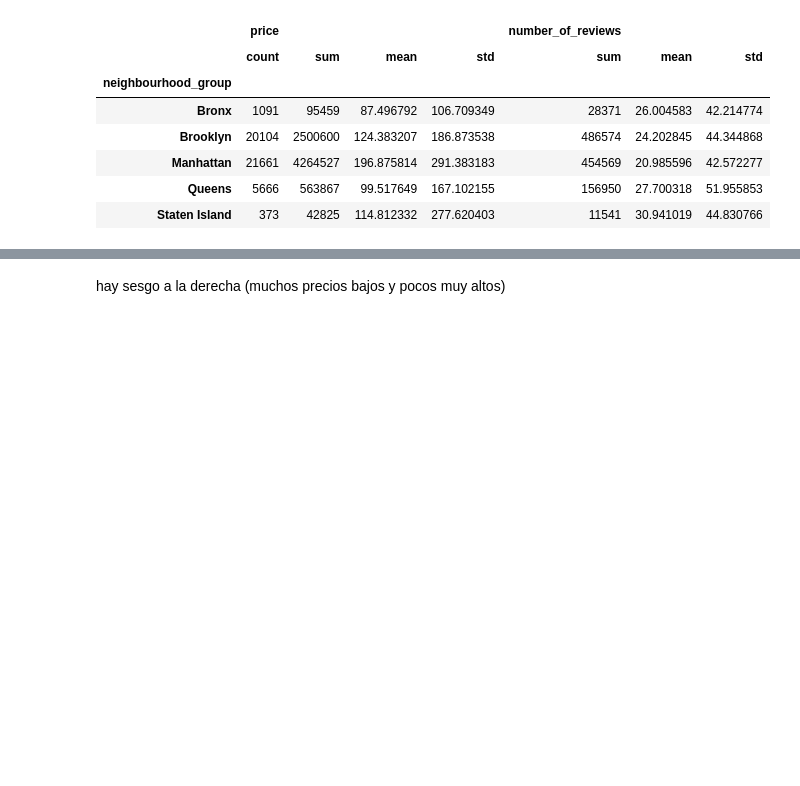
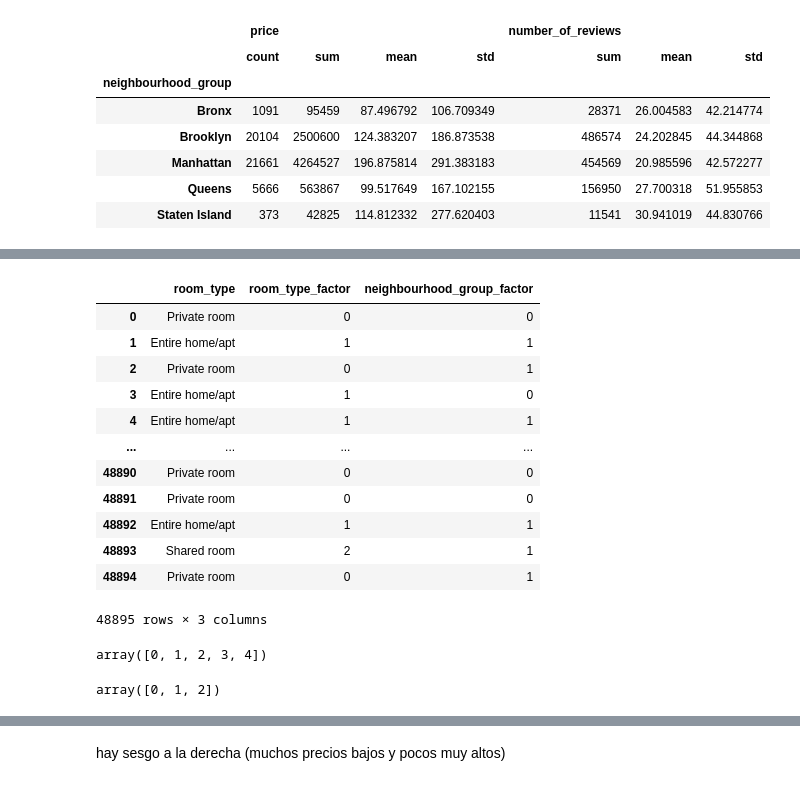
Before and after one commit to 4GeeksAcademy/ekbalam11-machine-learning, a Jupyter notebook: src/00-eda-airbnb-ny.ipynb, the cells around one changed output, grey strips where cells are left out. Saved outputs shown, nothing was run; the diff lists cells and outputs as text; code cells hidden in the pictures; blank space fills up the shorter version.

```diff
--- a/src/00-eda-airbnb-ny.ipynb
+++ b/src/00-eda-airbnb-ny.ipynb
@@ -83,0 +100,31 @@ np.int64(10052)
+# %%
+pd.factorize(filtered_df["room_type"])[0]
+pd.factorize(filtered_df["neighbourhood_group"])[0]
+
+filtered_df["room_type_factor"] = pd.factorize(filtered_df["room_type"])[0]
+filtered_df["neighbourhood_group_factor"] = pd.factorize(filtered_df["neighbourhood_group"])[0]
+
+
+filtered_df[["room_type","room_type_factor","neighbourhood_group_factor"]]
+# %% [output]
+|  | room_type | room_type_factor | neighbourhood_group_factor |
+| 0 | Private room | 0 | 0 |
+| 1 | Entire home/apt | 1 | 1 |
+| 2 | Private room | 0 | 1 |
+| 3 | Entire home/apt | 1 | 0 |
+| 4 | Entire home/apt | 1 | 1 |
+| ... | ... | ... | ... |
+| 48890 | Private room | 0 | 0 |
+| 48891 | Private room | 0 | 0 |
+| 48892 | Entire home/apt | 1 | 1 |
+| 48893 | Shared room | 2 | 1 |
+| 48894 | Private room | 0 | 1 |
+48895 rows × 3 columns
+# %%
+filtered_df["neighbourhood_group_factor"].unique()
+# %% [output]
+array([0, 1, 2, 3, 4])
+# %%
+filtered_df["room_type_factor"].unique()
+# %% [output]
+array([0, 1, 2])
```
Also changed, not shown: parts of 14 cells of this notebook, 4 other files.
